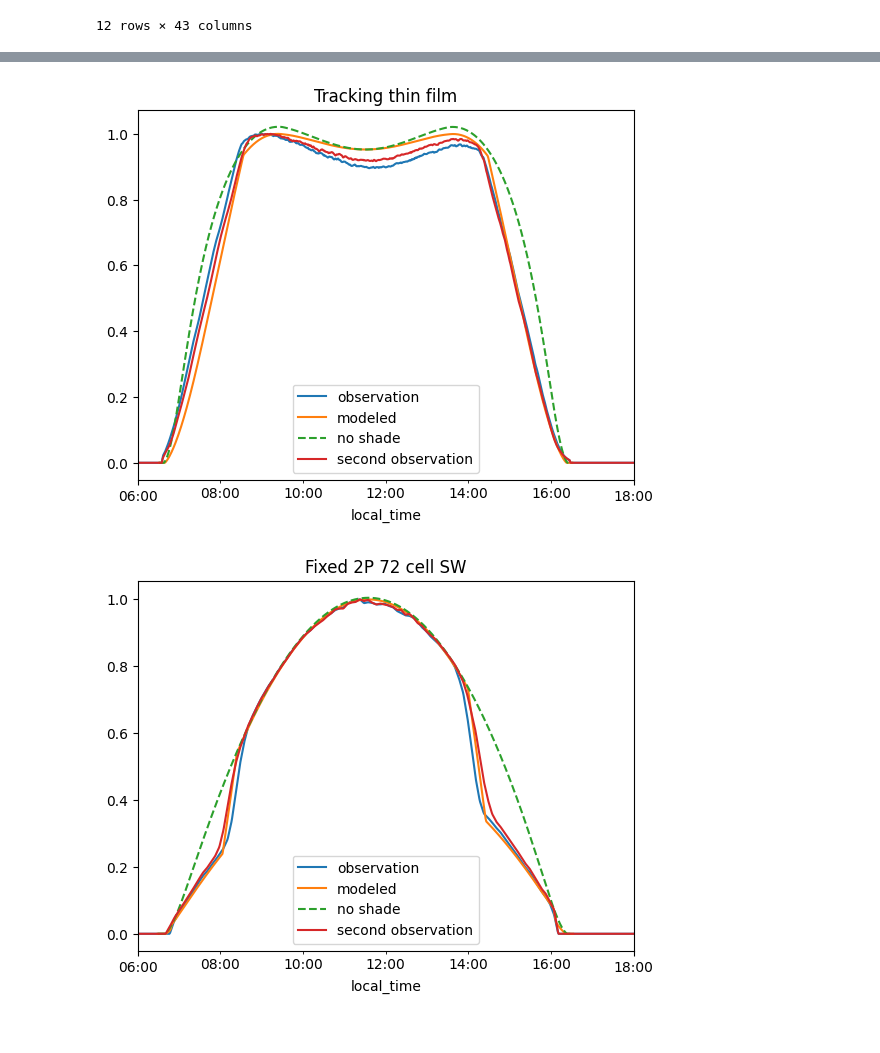
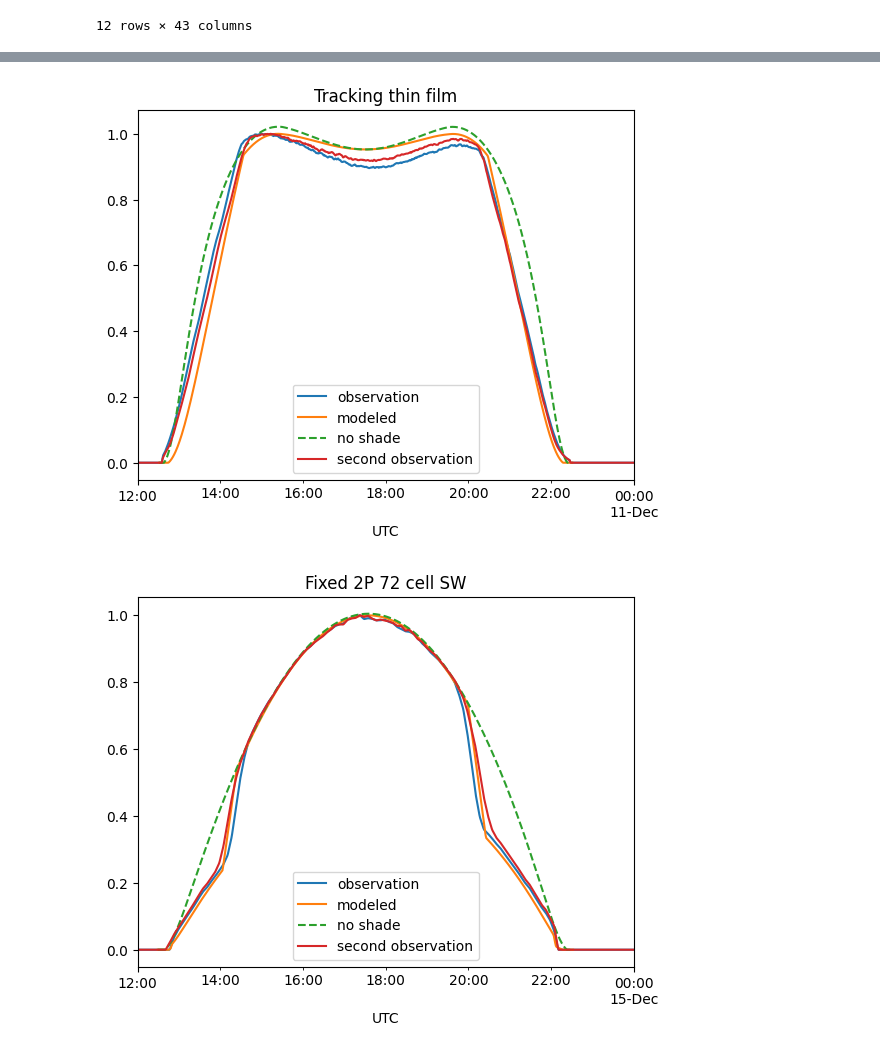
Before and after one commit to williamhobbs/2024_pvpmc_self_shade, a Jupyter notebook: 2024_pvpmc_self_shade_rev2.ipynb, the cells around one changed output, grey strips where cells are left out. Cells and saved outputs as stored; diff of their text form; code cells hidden in the pictures.

```diff
--- a/2024_pvpmc_self_shade_rev2.ipynb
+++ b/2024_pvpmc_self_shade_rev2.ipynb
@@ -164,8 +164,8 @@ def plant_power_with_shade_losses(
         poa_front_total_with_direct_shade[n] = irrad_inf_sh['poa_front_diffuse'] + ((1-fs[n]) * poa_front_direct_unshaded)
 
         # diffuse fraction for each course/string
-        fd[n] = irrad_inf_sh['poa_front_diffuse'] / poa_front_total_with_direct_shade[n]
-        # fd[n] = irrad_inf_sh['poa_front_diffuse'] / (poa_front_total_without_direct_shade)
+        # fd[n] = irrad_inf_sh['poa_front_diffuse'] / poa_front_total_with_direct_shade[n]
+        fd[n] = irrad_inf_sh['poa_front_diffuse'] / (poa_front_total_without_direct_shade)
 
         # calculate shade loss for each course/string
         if shade_loss_model == 'linear':
@@ -333,18 +332,17 @@ unit_id2 = 21
 # read in normalized observed power from a reference plant
 power_obs = pd.read_csv('sample_data/plant_' + str(unit_id) + 'b.csv',
                         index_col=0,
-                        parse_dates = ["local_time"])
-# read in normalized observed power from a reference plant
+                        parse_dates = ["UTC"])
 power_obs2 = pd.read_csv('sample_data/plant_' + str(unit_id2) + 'b.csv',
                         index_col=0,
-                        parse_dates = ["local_time"])
+                        parse_dates = ["UTC"])
 
 # convert row of dataframe to a dictionary to be passed to power function
 plant_data = plants_df.loc[unit_id].dropna().to_dict()
 
 # make some clear sky resource data. Can replace with NSRDB data later
-# times = pd.date_range('2021-12-14 6:00', '2021-12-14 18:00', freq='1min', tz='Etc/GMT+6')
-times = pd.date_range('2017-12-10 6:00', '2017-12-10 18:00', freq='1min', tz='Etc/GMT+6')
+# times = pd.date_range('2021-12-14 12:00', '2021-12-15 00:00', freq='1min', tz='UTC')
+times = pd.date_range('2017-12-10 12:00', '2017-12-11 00:00', freq='1min', tz='UTC')
 loc = pvlib.location.Location(latitude=plant_data['latitude'], longitude=plant_data['longitude'], tz=times.tz)
 resource_data = loc.get_clearsky(times)
 resource_data['temp_air'] = 15 # use 15 deg C as generic value
@@ -370,7 +368,7 @@ plt.legend(['observation','modeled','no shade', 'second observation'])
 plt.title(plant_data['unit_name'])
 plt.show()
 # %% [output]
-[figure, old version]
+[figure, new version]
 # %%
 # pick plant/inv unit number:
 unit_id = 30
@@ -379,42 +377,42 @@ unit_id2 = 31
 # read in normalized observed power from a reference plant
 power_obs = pd.read_csv('sample_data/plant_' + str(unit_id) + '.csv',
                         index_col=0,
-                        parse_dates = ["local_time"])
+                        parse_dates = ["UTC"])
 power_obs2 = pd.read_csv('sample_data/plant_' + str(unit_id2) + '.csv',
                         index_col=0,
-                        parse_dates = ["local_time"])
+                        parse_dates = ["UTC"])
 
 # convert row of dataframe to a dictionary to be passed to power function
 plant_data = plants_df.loc[unit_id].dropna().to_dict()
 
 # make some clear sky resource data. Can replace with NSRDB data later
-times = pd.date_range('2021-12-14 6:00', '2021-12-14 18:00', freq='1min', tz='Etc/GMT+6')
+times = pd.date_range('2021-12-14 12:00', '2021-12-15 00:00', freq='1min', tz='UTC')
 loc = pvlib.location.Location(latitude=plant_data['latitude'], longitude=plant_data['longitude'], tz=times.tz)
 resource_data = loc.get_clearsky(times)
 resource_data['temp_air'] = 15 # use 15 deg C as generic value
 resource_data['wind_speed'] = 2 # use 2 m/s as generic value
 resource_data['albedo'] = 0.2 # use 0.2 as a generic value
 
 power_ac_modeled = plant_power_with_shade_losses(resource_data, **plant_data)
 
 # negligible shade w/ linear loss model
 plant_data_new = { **plant_data,
                   'gcr':0.00000001,
                   'row_side_num_mods':1,
                   'shade_loss_type':'linear',
                   'cell_type':'thin-film',
                   }
 power_ac_no_shade = plant_power_with_shade_losses(resource_data, **plant_data_new)
 
 (power_obs / power_obs.max()).plot()
 (power_ac_modeled / power_ac_modeled.max()).plot()
 (power_ac_no_shade / power_ac_modeled.max()).plot(linestyle='--')
 (power_obs2.observed_power / power_obs2.observed_power.max()).plot()
 plt.legend(['observation','modeled','no shade', 'second observation'])
 plt.title(plant_data['unit_name'])
 plt.show()
 # %% [output]
-[figure, old version]
+[figure, new version]
 # %%
 # pick plant/inv unit number:
 unit_id = 40
```
Also changed, not shown: parts of 8 cells of this notebook.
